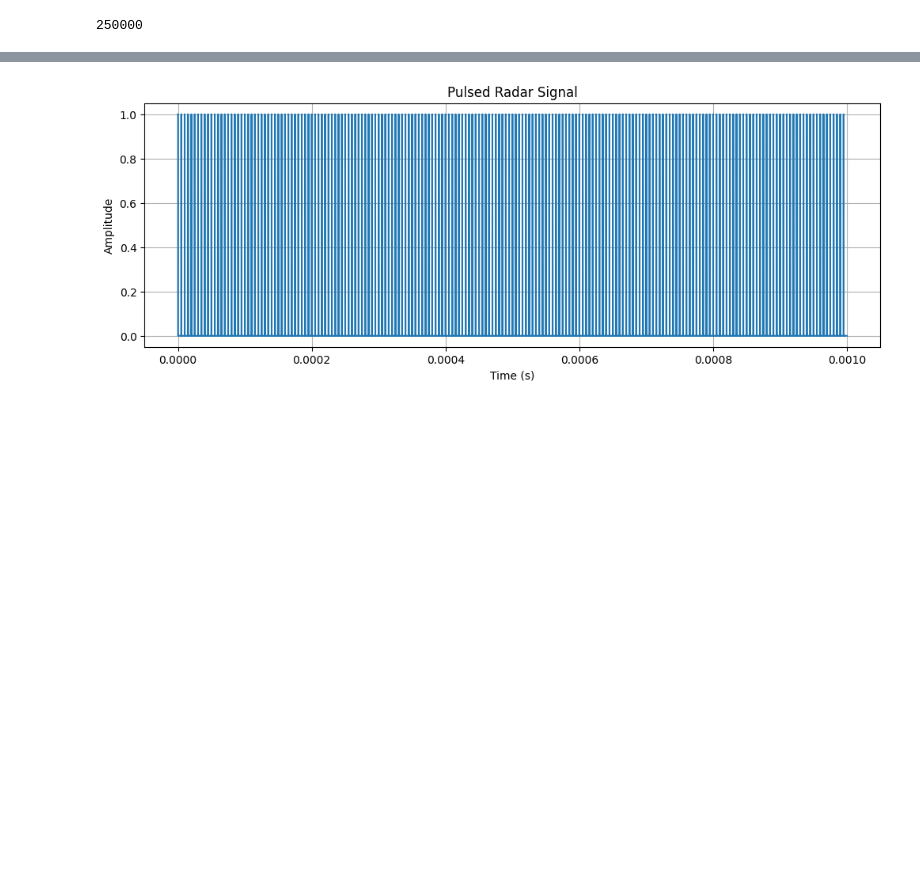
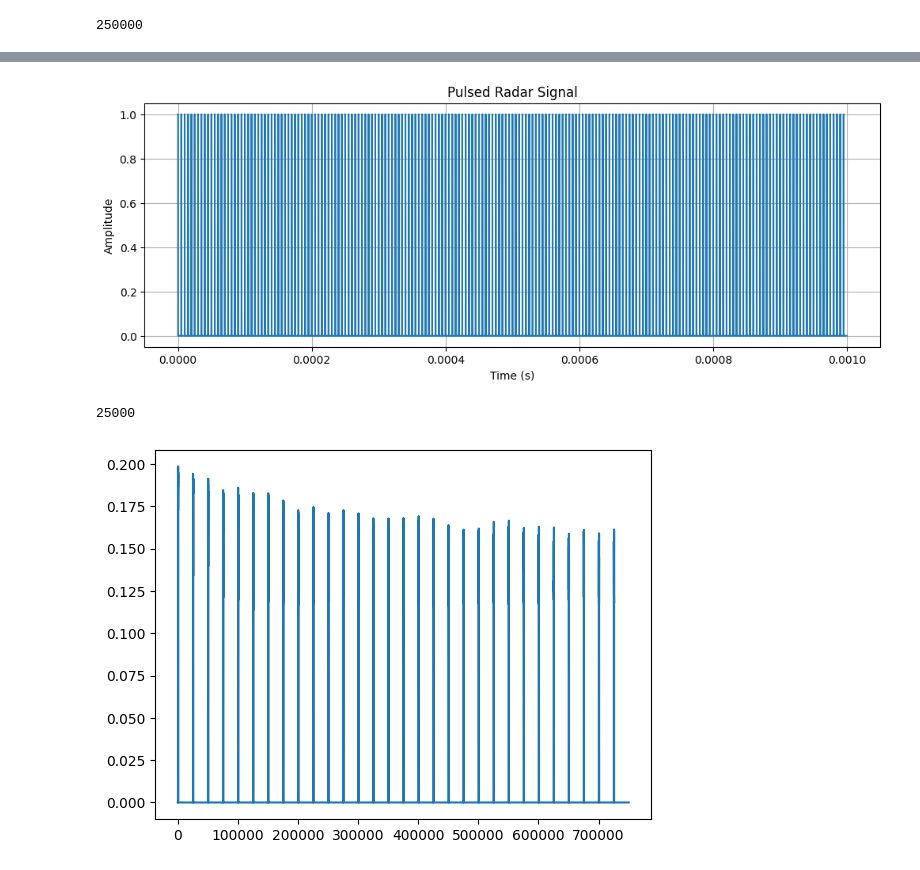
Before and after one commit to murrayinglis/sdr-config, a Jupyter notebook: plots.ipynb, the cells around one changed output, grey strips where cells are left out. Cells and saved outputs as stored; diff of their text form; code cells hidden in the pictures; blank space fills up the shorter version.

```diff
--- a/plots.ipynb
+++ b/plots.ipynb
@@ -411,5 +418,51 @@ with open('pulse.csv', 'w', newline='') as csvfile:
     csvwriter = csv.writer(csvfile)
     for sample in iq_data:
         csvwriter.writerow([sample.real, sample.imag])
+
+print(len(iq_real))
 # %% [output]
 [figure]
+25000
+# %%
+directory = "frames"
+frames = []
+fs = 25e6
+
+# Function to extract the numerical part from the filename
+def extract_number(filename):
+    match = re.search(r'(\d+)', filename)
+    return int(match.group()) if match else 0
+
+# List of files in the directory
+files = [f for f in os.listdir(directory) if f.startswith("frame") and f.endswith(".bin")]
+sorted_files = sorted(files, key=extract_number)
+
+for filename in sorted_files:
+    if filename.startswith("frame") and filename.endswith(".bin"):
+        # Read the binary file
+        with open("frames/" + filename, 'rb') as file:
+            data = np.fromfile(file, dtype=np.float64)
+
+        # Reshape or process the data if needed
+        # Here we assume data was written as 2 doubles per sample
+        num_new_samples = int(len(data)/2)
+        data = data.reshape((num_new_samples, 2))
+        #print(filename)
+
+        # Create complex numbers from the real and imaginary parts
+        complex_data = data[:, 0] + 1j * data[:, 1]
+
+        # Append the data to the list of frames
+        frames.append(complex_data)
+
+
+# combine all frames
+combined_frames = np.concatenate(frames)
+plt.plot(combined_frames)
+
+
+
+times, frequencies_shifted, magnitude_spectrogram_db = spectrogram_data(combined_frames, fs)
+#plt.pcolormesh(times, frequencies_shifted, magnitude_spectrogram_db, shading='auto', cmap='plasma')
+# %% [output]
+[figure, added]
```
Also changed, not shown: parts of 3 cells of this notebook, 7 other files.
